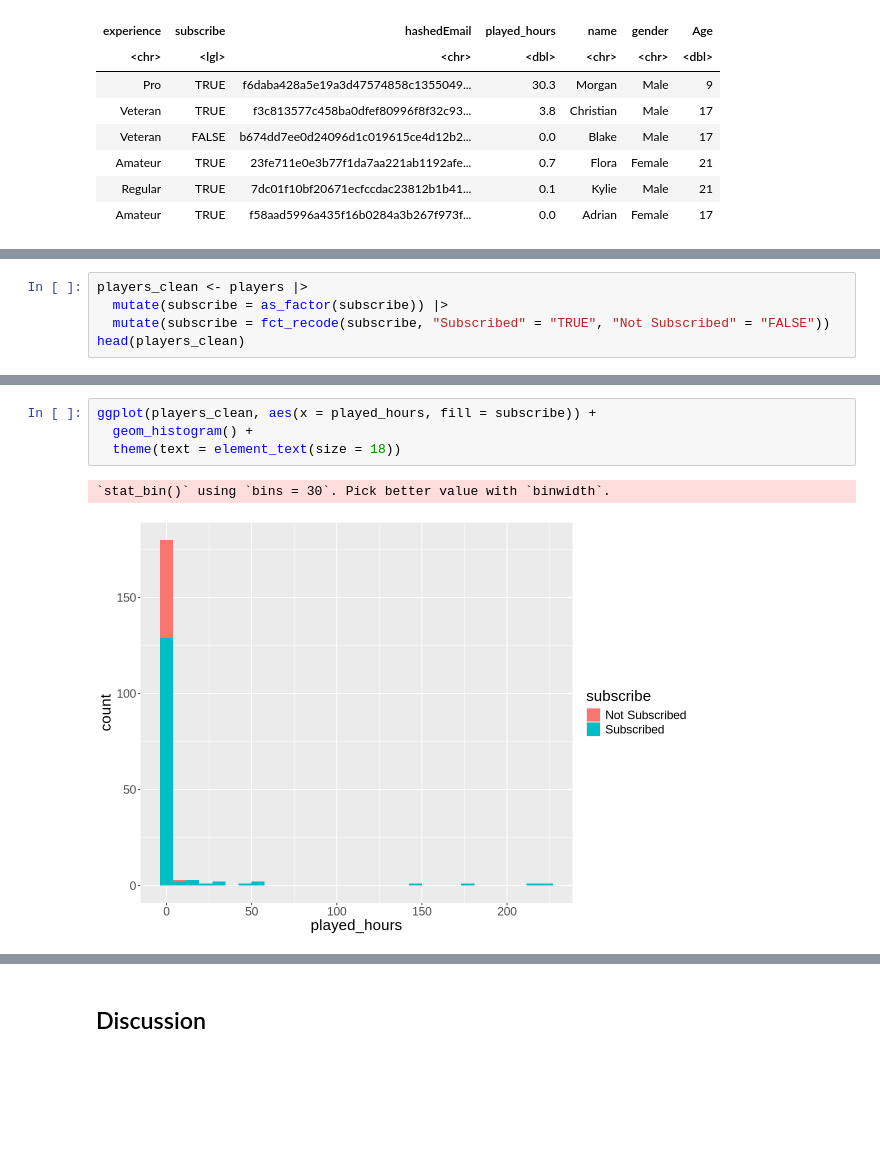
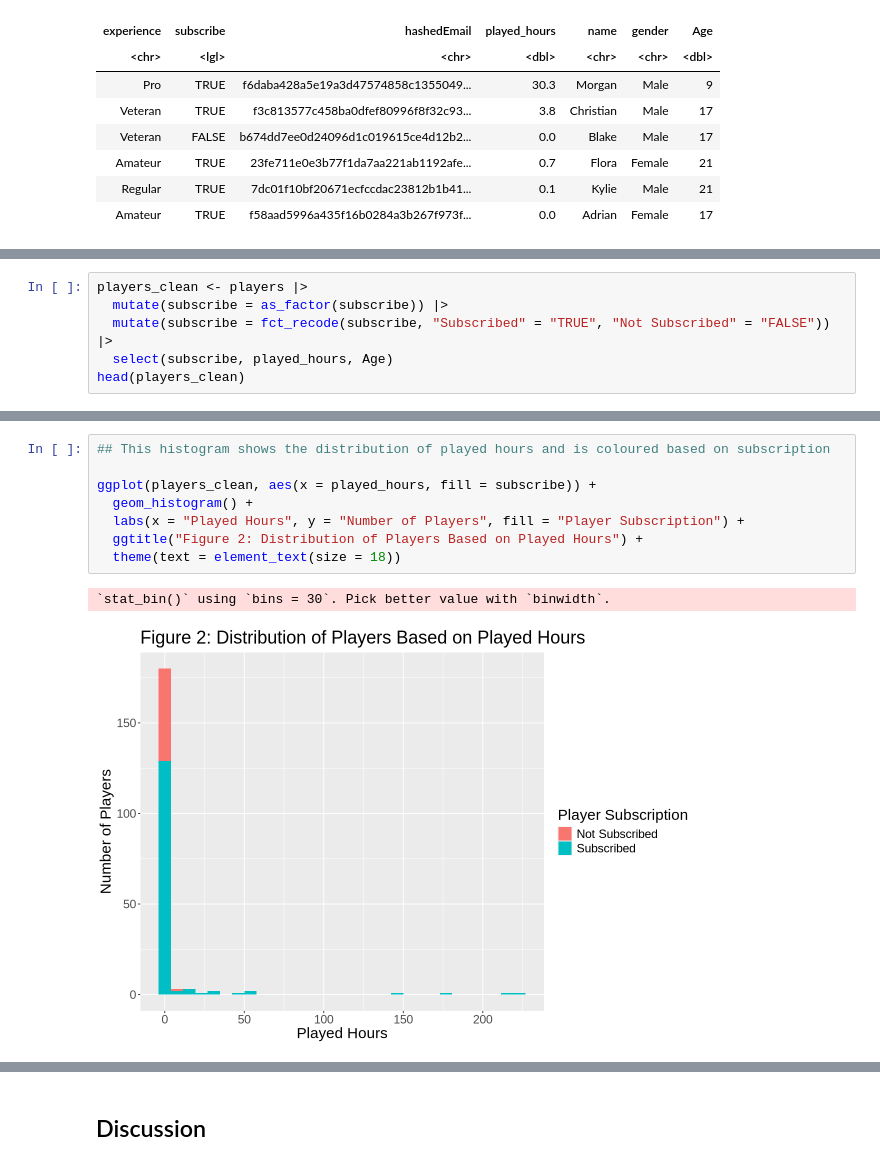
Before and after one commit to andrew11i/AI-dsci-100-project-2025ss, a Jupyter notebook: dsci-100-project.ipynb, the cells around one changed output, grey strips where cells are left out. Drawn from its saved outputs; the diff is of its cells as text; blank space fills up the shorter version.

```diff
--- a/dsci-100-project.ipynb
+++ b/dsci-100-project.ipynb
@@ -75,6 +77,7 @@ A tibble: 2 × 1
 # %%
 players_clean <- players |>
   mutate(subscribe = as_factor(subscribe)) |>
-  mutate(subscribe = fct_recode(subscribe, "Subscribed" = "TRUE", "Not Subscribed" = "FALSE"))
+  mutate(subscribe = fct_recode(subscribe, "Subscribed" = "TRUE", "Not Subscribed" = "FALSE")) |>
+  select(subscribe, played_hours, Age)
 head(players_clean)
 # %% [output]
@@ -100,7 +128,11 @@ Warning message:
 # %%
+## This histogram shows the distribution of played hours and is coloured based on subscription
+
 ggplot(players_clean, aes(x = played_hours, fill = subscribe)) +
   geom_histogram() +
+  labs(x = "Played Hours", y = "Number of Players", fill = "Player Subscription") +
+  ggtitle("Figure 2: Distribution of Players Based on Played Hours") +
   theme(text = element_text(size = 18))
 # %% [output]
 `stat_bin()` using `bins = 30`. Pick better value with `binwidth`.
-[figure, old version]
+[figure, new version]
```
Also changed, not shown: parts of 39 cells of this notebook.
